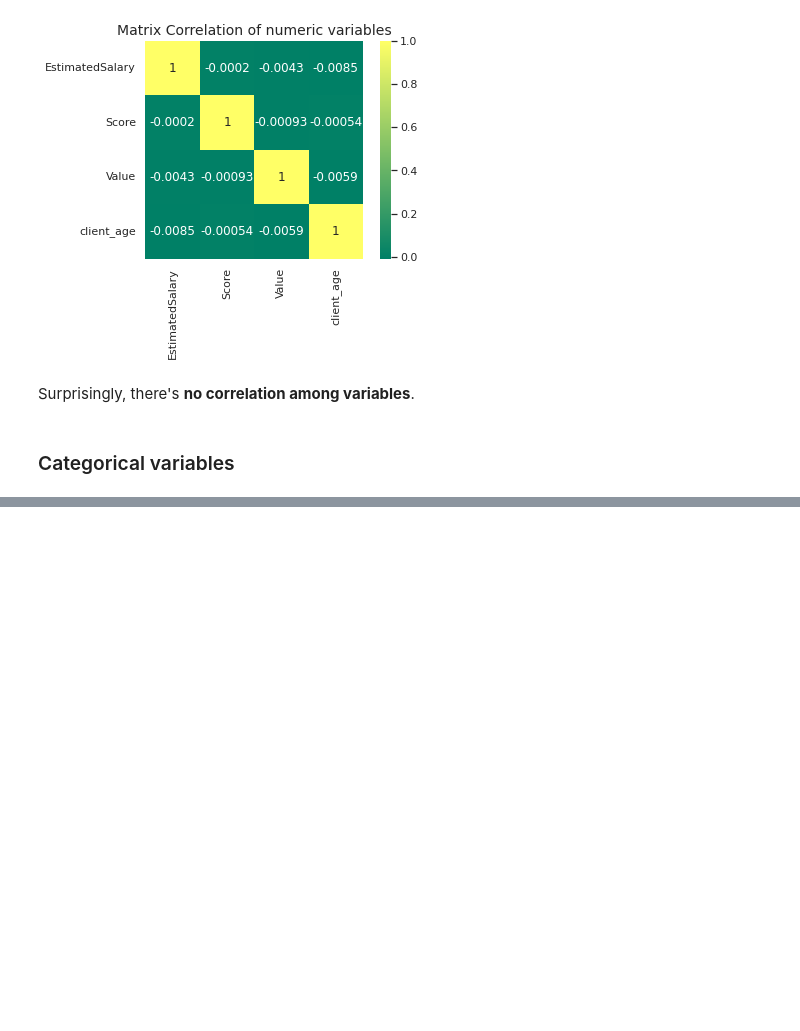
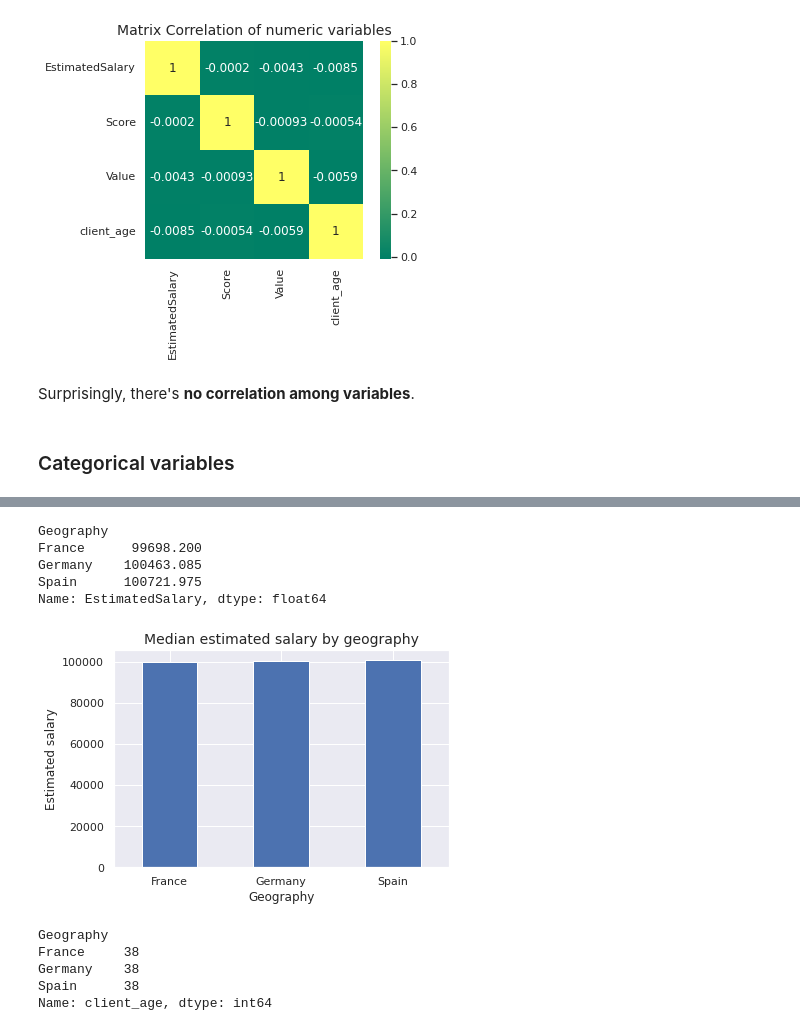
Before and after one commit to axlyaguana11/churn_predictive_model, a Jupyter notebook: notebooks/0.3-axel-exploration.ipynb, the cells around one changed output, grey strips where cells are left out. Saved outputs shown, nothing was run; the diff lists cells and outputs as text; code cells hidden in the pictures; blank space fills up the shorter version.

```diff
--- a/notebooks/0.3-axel-exploration.ipynb
+++ b/notebooks/0.3-axel-exploration.ipynb
@@ -91,0 +114,24 @@ Surprisingly, there's **no correlation among variables**.
+# %%
+df.groupby(['Geography'])['EstimatedSalary'].median()
+# %% [output]
+Geography
+France      99698.200
+Germany    100463.085
+Spain      100721.975
+Name: EstimatedSalary, dtype: float64
+# %%
+fig, ax = plt.subplots()
+ax = df.groupby(['Geography'])['EstimatedSalary'].median().plot.bar(rot=0)
+plt.title('Median estimated salary by geography', size=14)
+plt.ylabel('Estimated salary')
+plt.show()
+# %% [output]
+[figure, added]
+# %%
+df.groupby(['Geography'])['client_age'].median()
+# %% [output]
+Geography
+France     38
+Germany    38
+Spain      38
+Name: client_age, dtype: int64
```
Also changed, not shown: parts of 5 cells of this notebook.
